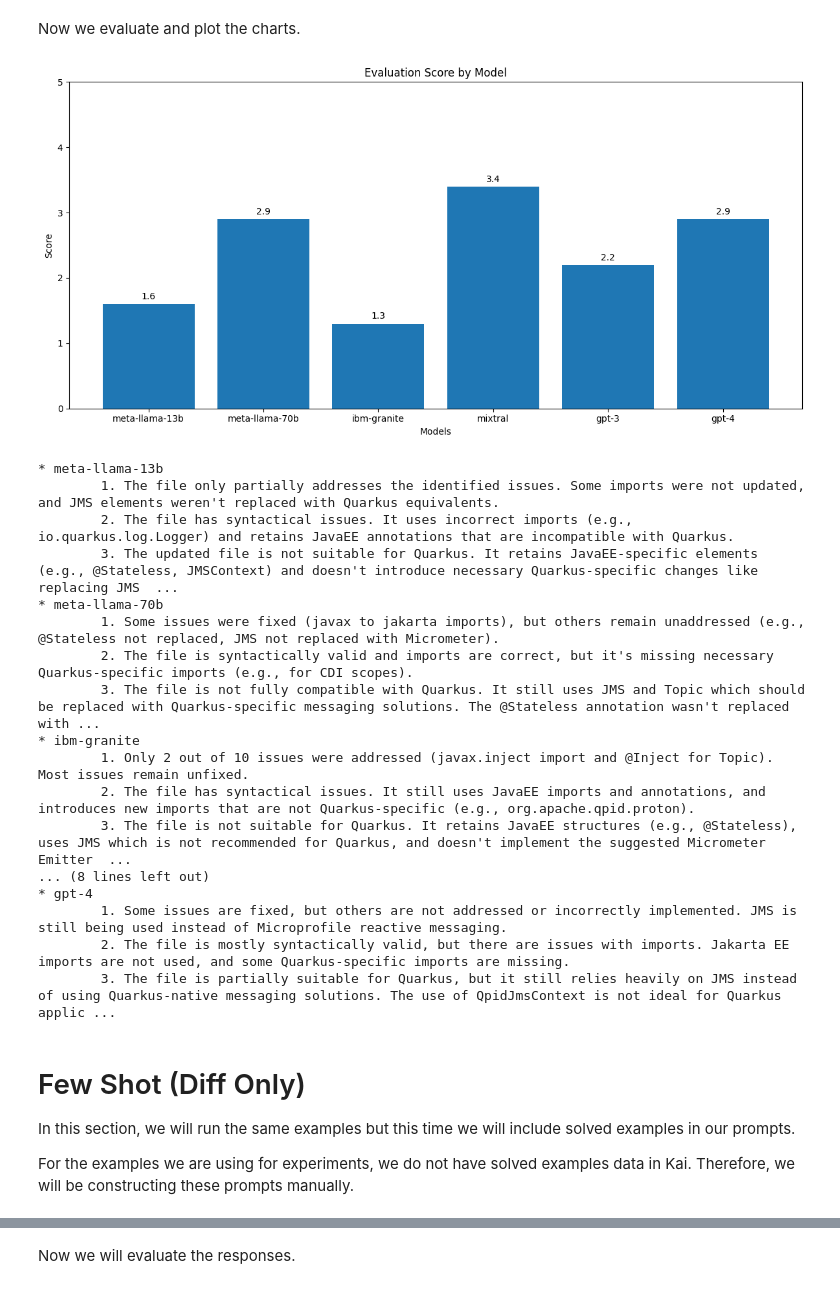
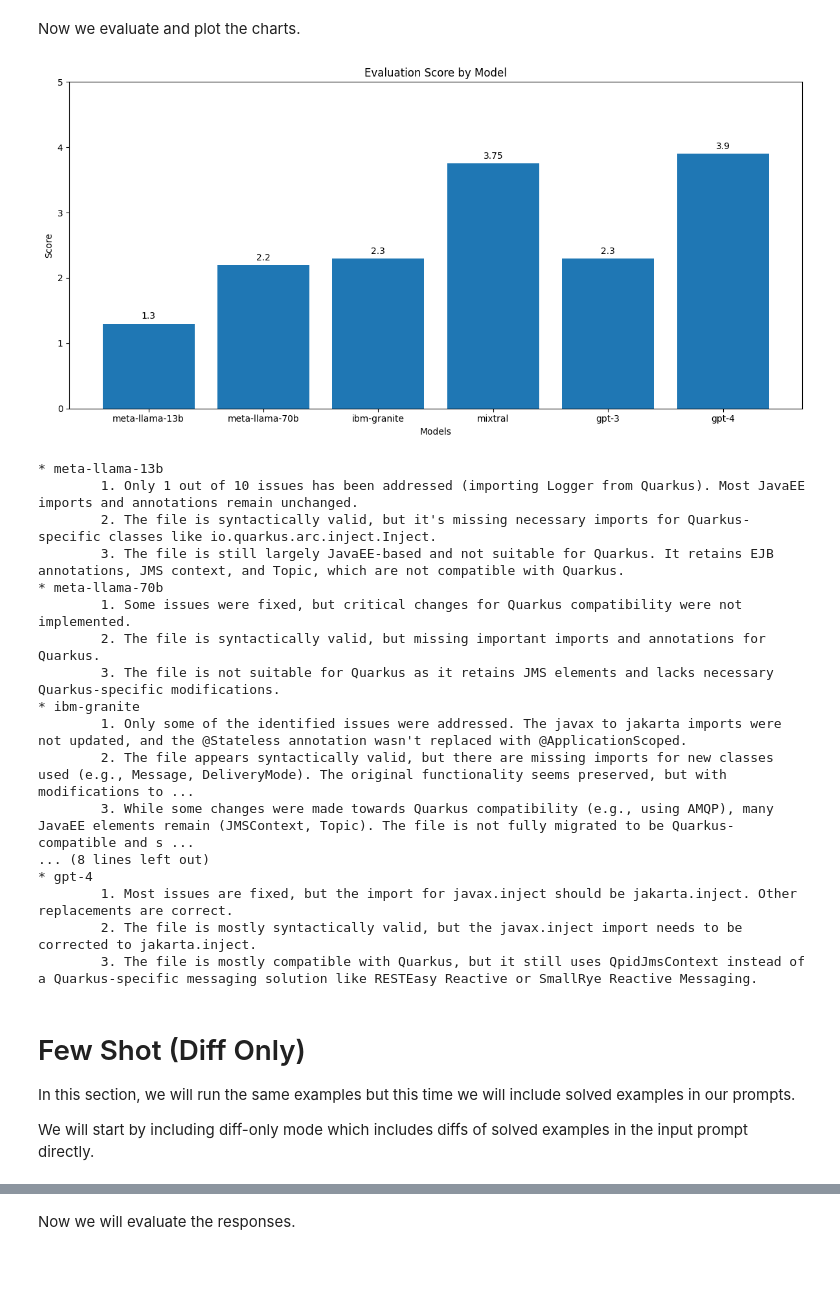
Before and after one commit to konveyor/kai, a Jupyter notebook: notebooks/evaluation/01.coolstore.ipynb, the cells around one changed output, grey strips where cells are left out. Drawn from its saved outputs; the diff is of its cells as text; code cells hidden in the pictures.

```diff
--- a/notebooks/evaluation/01.coolstore.ipynb
+++ b/notebooks/evaluation/01.coolstore.ipynb
@@ -603,7 +588,7 @@ The outputs of this experiment will be generated in `./data/outputs/using_kai/ze
 # run kai-fix for all models
 for model in KAI_FIX_MODELS:
     print(f"generating fix using model {model}")
-    run_kai_generate_fix(model, "zero_shot_med", "./templates/zero_shot/example1.jinja", EXAMPLE_MEDIUM)
-    print(f"generated fix using model {model}, output present in {OUTPUT_BASE_PATH}/using_kai/zero_shot_med/{model}")
+    run_kai_generate_fix(model, "zero_shot_hard", "./templates/zero_shot/default.jinja", EXAMPLE_HARD)
+    print(f"generated fix using model {model}, output present in {OUTPUT_BASE_PATH}/using_kai/zero_shot_hard/{model}")
 # %% [output]
 generating fix using model meta-llama-13b
@@ -652,6 +611,0 @@ Here, we use even harder example of replacing Message Driven Beans. In addition
-# %%
-# run kai-fix for all models
-for model in KAI_FIX_MODELS:
-    print(f"generating fix using model {model}")
-    run_kai_generate_fix(model, "zero_shot_hard", "./templates/zero_shot/example1.jinja", EXAMPLE_HARD)
-    print(f"generated fix using model {model}, output present in {OUTPUT_BASE_PATH}/using_kai/zero_shot_hard/{model}")
@@ -742,7 +696,7 @@ The outputs of this experiment will be generated in `./data/outputs/using_kai/ze
 # run kai-fix for all models
 for model in KAI_FIX_MODELS:
     print(f"generating fix using model {model}")
-    run_kai_generate_fix(model, "zero_shot_med_with_info", "./templates/zero_shot/with_analysis_info.jinja", EXAMPLE_MEDIUM)
-    print(f"generated fix using model {model}, output present in {OUTPUT_BASE_PATH}/using_kai/zero_shot_med_with_info/{model}")
+    run_kai_generate_fix(model, "zero_shot_hard_with_info", "./templates/zero_shot/with_analysis_info.jinja", EXAMPLE_HARD)
+    print(f"generated fix using model {model}, output present in {OUTPUT_BASE_PATH}/using_kai/zero_shot_hard_with_info/{model}")
 # %% [output]
 generating fix using model meta-llama-13b
@@ -760,34 +714,34 @@ generated fix using model gpt-4, output present in ./data/outputs//using_kai/zer
 # %% [markdown]
 Now we evaluate and plot the charts.
 # %%
-zero_shot_med_with_info_eval_output = run_evaluation_for_models(KAI_FIX_MODELS, EXAMPLE_MEDIUM, "./data/outputs/using_kai/zero_shot_med_with_info")
+zero_shot_hard_with_info_eval_output = run_evaluation_for_models(KAI_FIX_MODELS, EXAMPLE_HARD, "./data/outputs/using_kai/zero_shot_hard_with_info")
 # %%
-plot_chart_and_print_reasoning(zero_shot_med_with_info_eval_output)
+plot_chart_and_print_reasoning(zero_shot_hard_with_info_eval_output)
 # %% [output]
-[figure, old version]
+[figure, new version]
 * meta-llama-13b
-        1. The file only partially addresses the identified issues. Some imports were not updated, and JMS elements weren't replaced with Quarkus equivalents.
-        2. The file has syntactical issues. It uses incorrect imports (e.g., io.quarkus.log.Logger) and retains JavaEE annotations that are incompatible with Quarkus.
-        3. The updated file is not suitable for Quarkus. It retains JavaEE-specific elements (e.g., @Stateless, JMSContext) and doesn't introduce necessary Quarkus-specific changes like replacing JMS  ...
+        1. Only 1 out of 10 issues has been addressed (importing Logger from Quarkus). Most JavaEE imports and annotations remain unchanged.
+        2. The file is syntactically valid, but it's missing necessary imports for Quarkus-specific classes like io.quarkus.arc.inject.Inject.
+        3. The file is still largely JavaEE-based and not suitable for Quarkus. It retains EJB annotations, JMS context, and Topic, which are not compatible with Quarkus.
 * meta-llama-70b
-        1. Some issues were fixed (javax to jakarta imports), but others remain unaddressed (e.g., @Stateless not replaced, JMS not replaced with Micrometer).
-        2. The file is syntactically valid and imports are correct, but it's missing necessary Quarkus-specific imports (e.g., for CDI scopes).
-        3. The file is not fully compatible with Quarkus. It still uses JMS and Topic which should be replaced with Quarkus-specific messaging solutions. The @Stateless annotation wasn't replaced with ...
+        1. Some issues were fixed, but critical changes for Quarkus compatibility were not implemented.
+        2. The file is syntactically valid, but missing important imports and annotations for Quarkus.
+        3. The file is not suitable for Quarkus as it retains JMS elements and lacks necessary Quarkus-specific modifications.
 * ibm-granite
-        1. Only 2 out of 10 issues were addressed (javax.inject import and @Inject for Topic). Most issues remain unfixed.
-        2. The file has syntactical issues. It still uses JavaEE imports and annotations, and introduces new imports that are not Quarkus-specific (e.g., org.apache.qpid.proton).
-        3. The file is not suitable for Quarkus. It retains JavaEE structures (e.g., @Stateless), uses JMS which is not recommended for Quarkus, and doesn't implement the suggested Micrometer Emitter  ...
+        1. Only some of the identified issues were addressed. The javax to jakarta imports were not updated, and the @Stateless annotation wasn't replaced with @ApplicationScoped.
+        2. The file appears syntactically valid, but there are missing imports for new classes used (e.g., Message, DeliveryMode). The original functionality seems preserved, but with modifications to ...
+        3. While some changes were made towards Quarkus compatibility (e.g., using AMQP), many JavaEE elements remain (JMSContext, Topic). The file is not fully migrated to be Quarkus-compatible and s ...
 ... (8 lines left out)
 * gpt-4
-        1. Some issues are fixed, but others are not addressed or incorrectly implemented. JMS is still being used instead of Microprofile reactive messaging.
-        2. The file is mostly syntactically valid, but there are issues with imports. Jakarta EE imports are not used, and some Quarkus-specific imports are missing.
-        3. The file is partially suitable for Quarkus, but it still relies heavily on JMS instead of using Quarkus-native messaging solutions. The use of QpidJmsContext is not ideal for Quarkus applic ...
+        1. Most issues are fixed, but the import for javax.inject should be jakarta.inject. Other replacements are correct.
+        2. The file is mostly syntactically valid, but the javax.inject import needs to be corrected to jakarta.inject.
+        3. The file is mostly compatible with Quarkus, but it still uses QpidJmsContext instead of a Quarkus-specific messaging solution like RESTEasy Reactive or SmallRye Reactive Messaging.
 # %% [markdown]
 # Few Shot (Diff Only)
 
 In this section, we will run the same examples but this time we will include solved examples in our prompts.
 
-For the examples we are using for experiments, we do not have solved examples data in Kai. Therefore, we will be constructing these prompts manually.
+We will start by including diff-only mode which includes diffs of solved examples in the input prompt directly.
 # %% [markdown]
 ## Easy example
 
```
Also changed, not shown: parts of 34 cells of this notebook, 6 other files.
